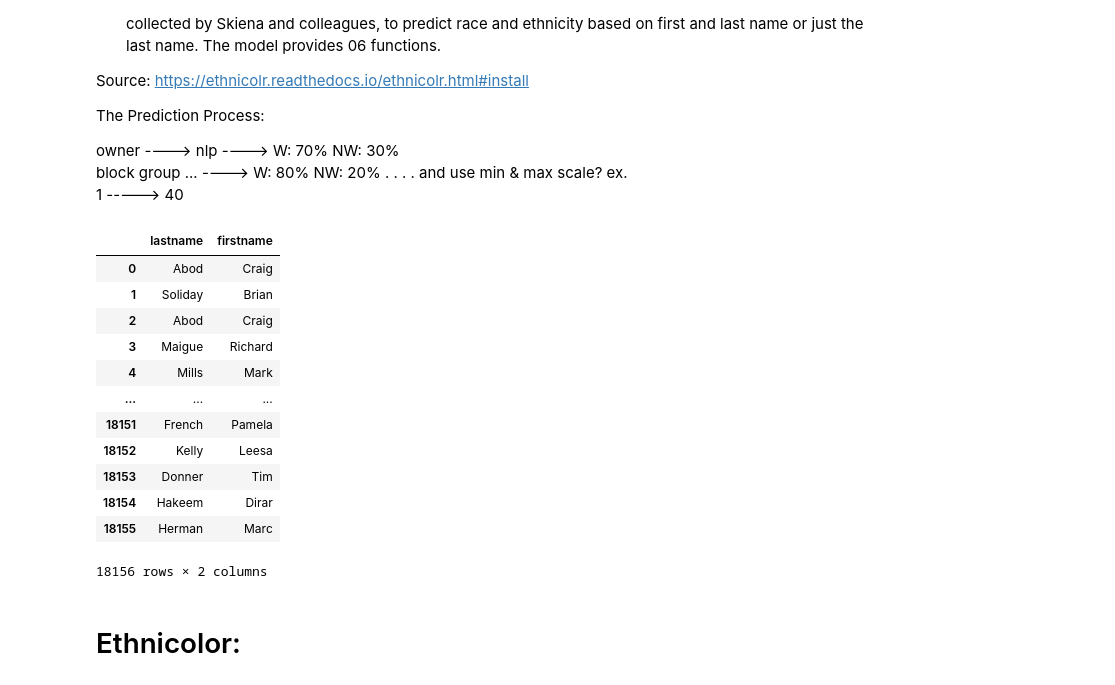
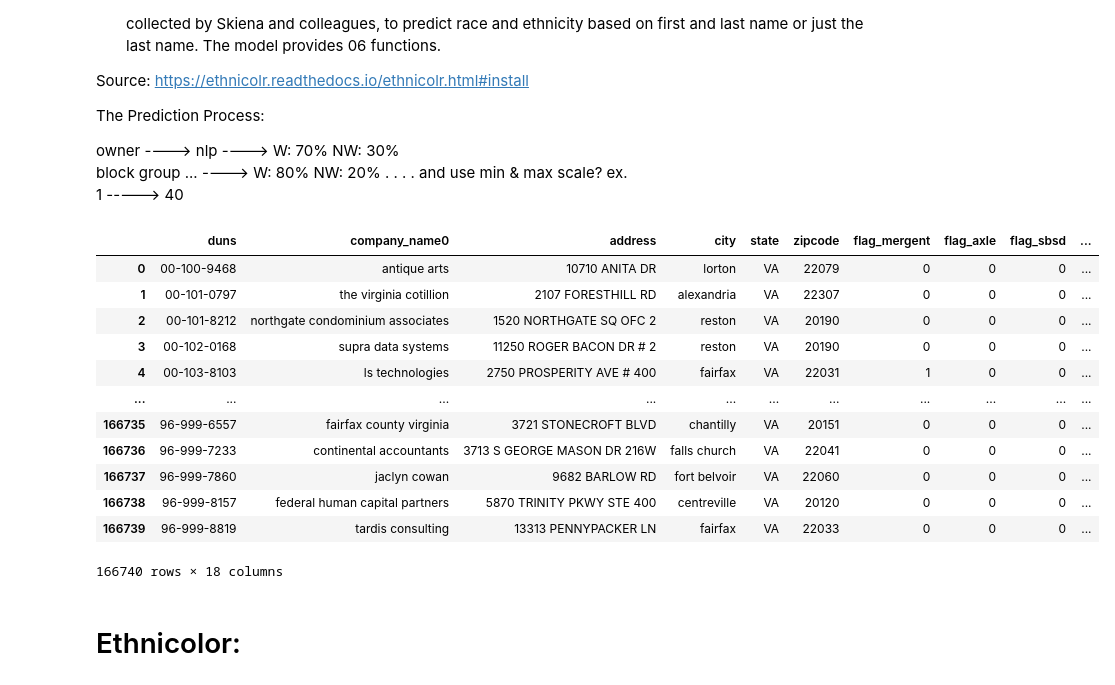
Before and after one commit to DSPG-Young-Scholars-Program/dspg23businessclimate, a Jupyter notebook: codes/NLPpredict.ipynb, the cells around one changed output. Cells and saved outputs as stored; diff of their text form; code cells hidden in the pictures.

```diff
--- a/codes/NLPpredict.ipynb
+++ b/codes/NLPpredict.ipynb
@@ -24,29 +24,31 @@ block group ... ----> W: 80% NW: 20%
 # %%
 import pandas as pd
 
 
 #data fram we will use to test the nlp models
 mergent_true_df = pd.read_csv('../data/mergent_intellect_executives/mergent_executive_flagged.csv.xz')
-mergent_true_df.columns #ask about search column, what does this mean
+mergent = pd.read_csv("../data/mergent_and_library/mergent_flagged.csv.xz")
+mergent
+# mergent_true_df.columns #ask about search column, what does this mean
 
-#data frame with just the first and the last names
-namesdf = pd.DataFrame(mergent_true_df, columns=['lastname', 'firstname'])
-namesdf
-#the orignal data frame contains 1067 names
+# #data frame with just the first and the last names
+# namesdf = pd.DataFrame(mergent_true_df, columns=['lastname', 'firstname'])
+# namesdf
+# #the orignal data frame contains 1067 names
 # %% [output]
-|  | lastname | firstname |
-| 0 | Abod | Craig |
-| 1 | Soliday | Brian |
-| 2 | Abod | Craig |
-| 3 | Maigue | Richard |
-| 4 | Mills | Mark |
-| ... | ... | ... |
-| 18151 | French | Pamela |
-| 18152 | Kelly | Leesa |
-| 18153 | Donner | Tim |
-| 18154 | Hakeem | Dirar |
-| 18155 | Herman | Marc |
+|  | duns | company_name0 | address | city | state | zipcode | flag_mergent | flag_axle | flag_sbsd | ... |
+| 0 | 00-100-9468 | antique arts | 10710 ANITA DR | lorton | VA | 22079 | 0 | 0 | 0 | ... |
+| 1 | 00-101-0797 | the virginia cotillion | 2107 FORESTHILL RD | alexandria | VA | 22307 | 0 | 0 | 0 | ... |
+| 2 | 00-101-8212 | northgate condominium associates | 1520 NORTHGATE SQ OFC 2 | reston | VA | 20190 | 0 | 0 | 0 | ... |
+| 3 | 00-102-0168 | supra data systems | 11250 ROGER BACON DR # 2 | reston | VA | 20190 | 0 | 0 | 0 | ... |
+| 4 | 00-103-8103 | ls technologies | 2750 PROSPERITY AVE # 400 | fairfax | VA | 22031 | 1 | 0 | 0 | ... |
+| ... | ... | ... | ... | ... | ... | ... | ... | ... | ... | ... |
+| 166735 | 96-999-6557 | fairfax county virginia | 3721 STONECROFT BLVD | chantilly | VA | 20151 | 0 | 0 | 0 | ... |
+| 166736 | 96-999-7233 | continental accountants | 3713 S GEORGE MASON DR 216W | falls church | VA | 22041 | 0 | 0 | 0 | ... |
+| 166737 | 96-999-7860 | jaclyn cowan | 9682 BARLOW RD | fort belvoir | VA | 22060 | 0 | 0 | 0 | ... |
+| 166738 | 96-999-8157 | federal human capital partners | 5870 TRINITY PKWY STE 400 | centreville | VA | 20120 | 0 | 0 | 0 | ... |
+| 166739 | 96-999-8819 | tardis consulting | 13313 PENNYPACKER LN | fairfax | VA | 22033 | 0 | 0 | 0 | ... |
-18156 rows × 2 columns
+166740 rows × 18 columns
 # %% [markdown]
 # Ethnicolor:
 # %%
```
Also changed, not shown: 6 other files.
